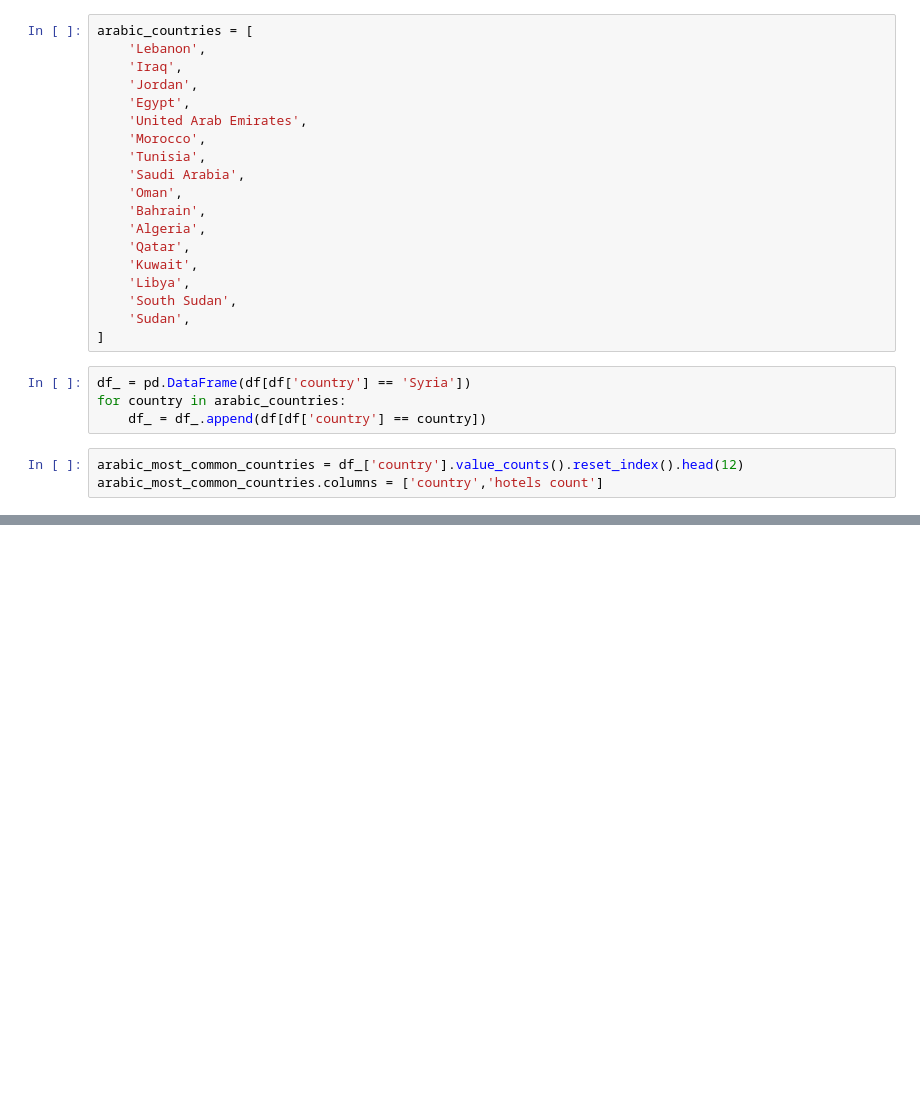
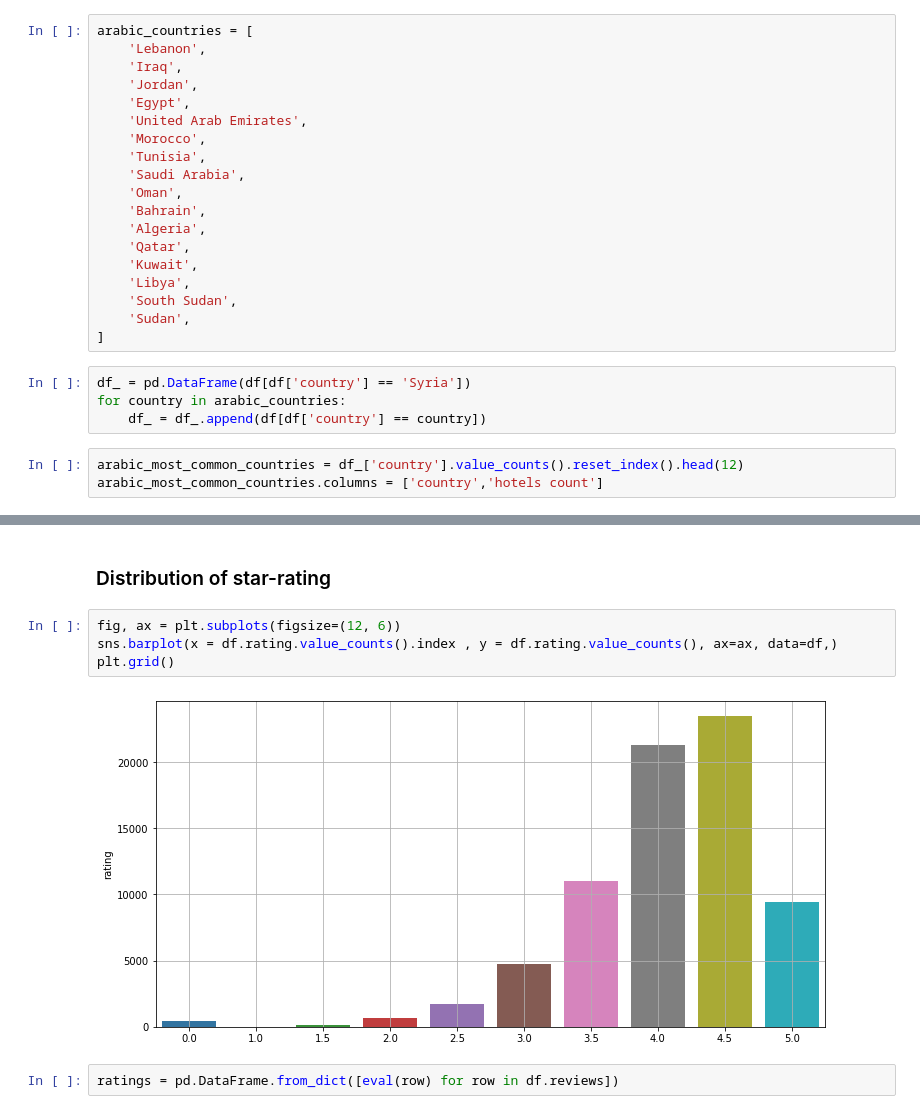
Before and after one commit to OsamaAlhalabi/Hotel_features_dataset, a Jupyter notebook: Data visualization.ipynb, the cells around one changed output, grey strips where cells are left out. Drawn from its saved outputs; the diff is of its cells as text; blank space fills up the shorter version.

```diff
--- a/Data visualization.ipynb
+++ b/Data visualization.ipynb
@@ -58,0 +80,10 @@ plt.show()
+# %% [markdown]
+### Distribution of star-rating
+# %%
+fig, ax = plt.subplots(figsize=(12, 6))
+sns.barplot(x = df.rating.value_counts().index , y = df.rating.value_counts(), ax=ax, data=df,)
+plt.grid()
+# %% [output]
+[figure, added]
+# %%
+ratings = pd.DataFrame.from_dict([eval(row) for row in df.reviews])
```
Also changed, not shown: parts of 15 cells of this notebook, 1 other file.
